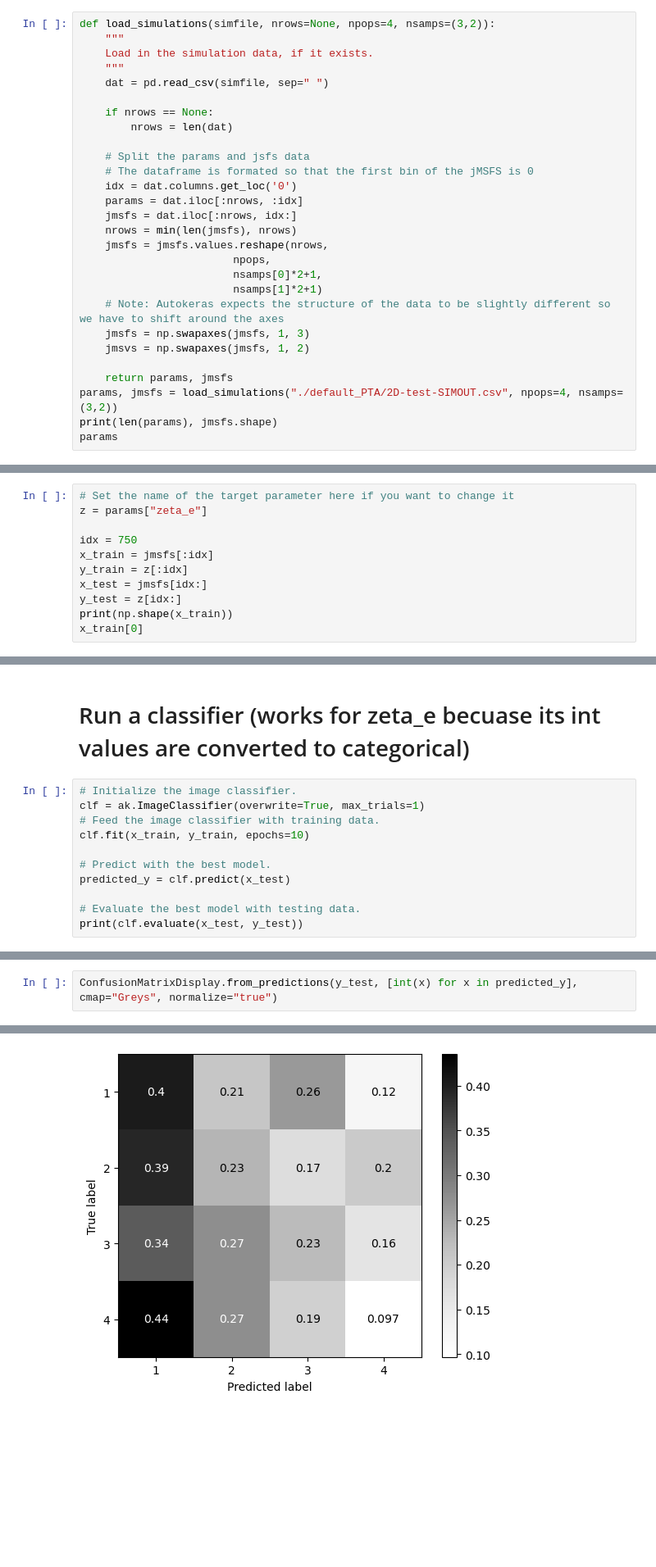
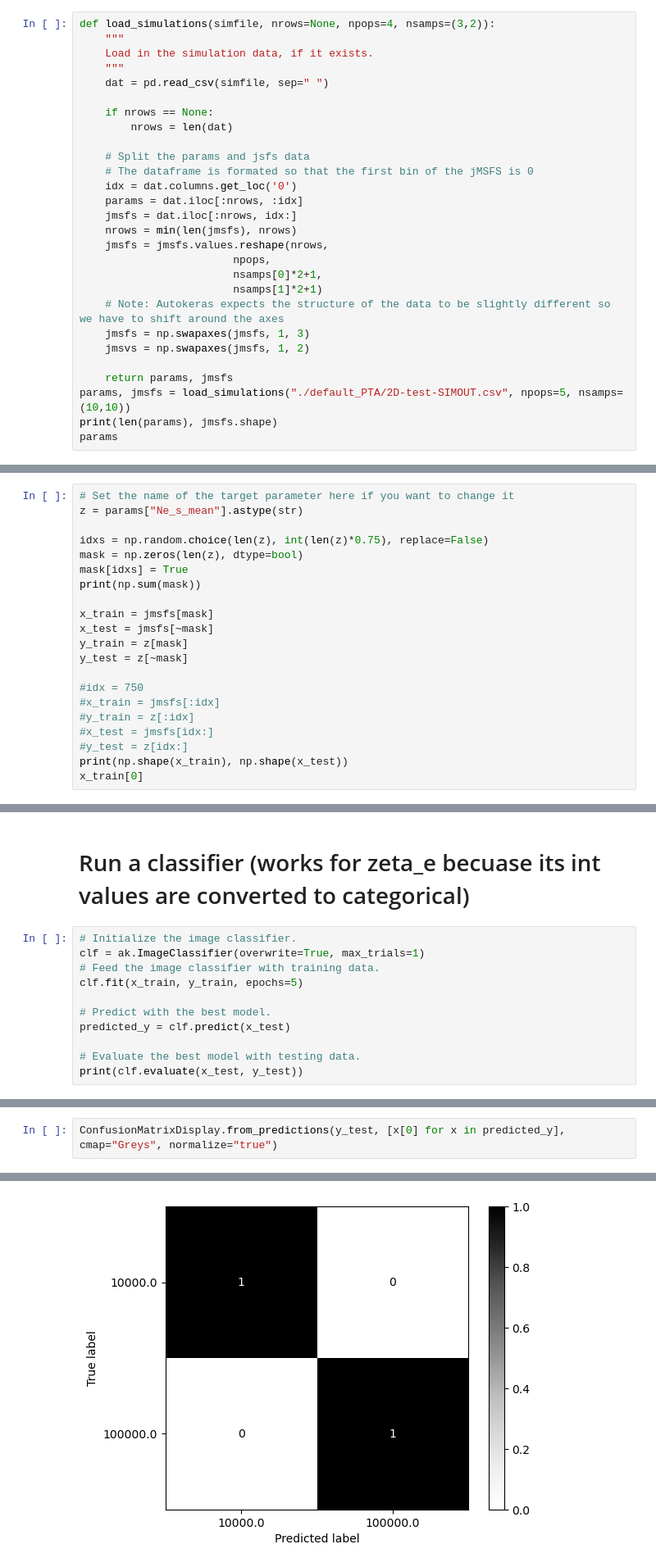
Before and after one commit to philippinespire/ptaPIRE, a Jupyter notebook: jupyter-notebooks/ptaPIRE-ML-Dev.ipynb, the cells around one changed output, grey strips where cells are left out. Shown at 82% size. Drawn from its saved outputs; the diff is of its cells as text; blank space fills up the shorter version.

```diff
--- a/jupyter-notebooks/ptaPIRE-ML-Dev.ipynb
+++ b/jupyter-notebooks/ptaPIRE-ML-Dev.ipynb
@@ -94,7 +101,7 @@ def load_simulations(simfile, nrows=None, npops=4, nsamps=(3,2)):
     jmsvs = np.swapaxes(jmsfs, 1, 2)
 
     return params, jmsfs
-params, jmsfs = load_simulations("./default_PTA/2D-test-SIMOUT.csv", npops=4, nsamps=(3,2))
+params, jmsfs = load_simulations("./default_PTA/2D-test-SIMOUT.csv", npops=5, nsamps=(10,10))
 print(len(params), jmsfs.shape)
 params
 # %% [output]
@@ -116,13 +123,23 @@ params
 # A very hackish and "by-hand" test/train split routine
 # %%
 # Set the name of the target parameter here if you want to change it
-z = params["zeta_e"]
+z = params["Ne_s_mean"].astype(str)
 
-idx = 750
-x_train = jmsfs[:idx]
-y_train = z[:idx]
-x_test = jmsfs[idx:]
-y_test = z[idx:]
-print(np.shape(x_train))
+idxs = np.random.choice(len(z), int(len(z)*0.75), replace=False)
+mask = np.zeros(len(z), dtype=bool)
+mask[idxs] = True
+print(np.sum(mask))
+
+x_train = jmsfs[mask]
+x_test = jmsfs[~mask]
+y_train = z[mask]
+y_test = z[~mask]
+
+#idx = 750
+#x_train = jmsfs[:idx]
+#y_train = z[:idx]
+#x_test = jmsfs[idx:]
+#y_test = z[idx:]
+print(np.shape(x_train), np.shape(x_test))
 x_train[0]
 # %% [output]
@@ -150,7 +168,7 @@ array([[[0.000e+00, 0.000e+00, 0.000e+00, 0.000e+00],
 # Initialize the image classifier.
 clf = ak.ImageClassifier(overwrite=True, max_trials=1)
 # Feed the image classifier with training data.
-clf.fit(x_train, y_train, epochs=10)
+clf.fit(x_train, y_train, epochs=5)
 
 # Predict with the best model.
 predicted_y = clf.predict(x_test)
@@ -196,5 +200,5 @@ INFO:tensorflow:Assets written to: ./image_classifier/best_model/assets
 # %%
-ConfusionMatrixDisplay.from_predictions(y_test, [int(x) for x in predicted_y], cmap="Greys", normalize="true")
+ConfusionMatrixDisplay.from_predictions(y_test, [x[0] for x in predicted_y], cmap="Greys", normalize="true")
 # %% [output]
 <sklearn.metrics._plot.confusion_matrix.ConfusionMatrixDisplay at 0x...>
-[figure, old version]
+[figure, new version]
```
Also changed, not shown: parts of 10 cells of this notebook, 2 other files.
